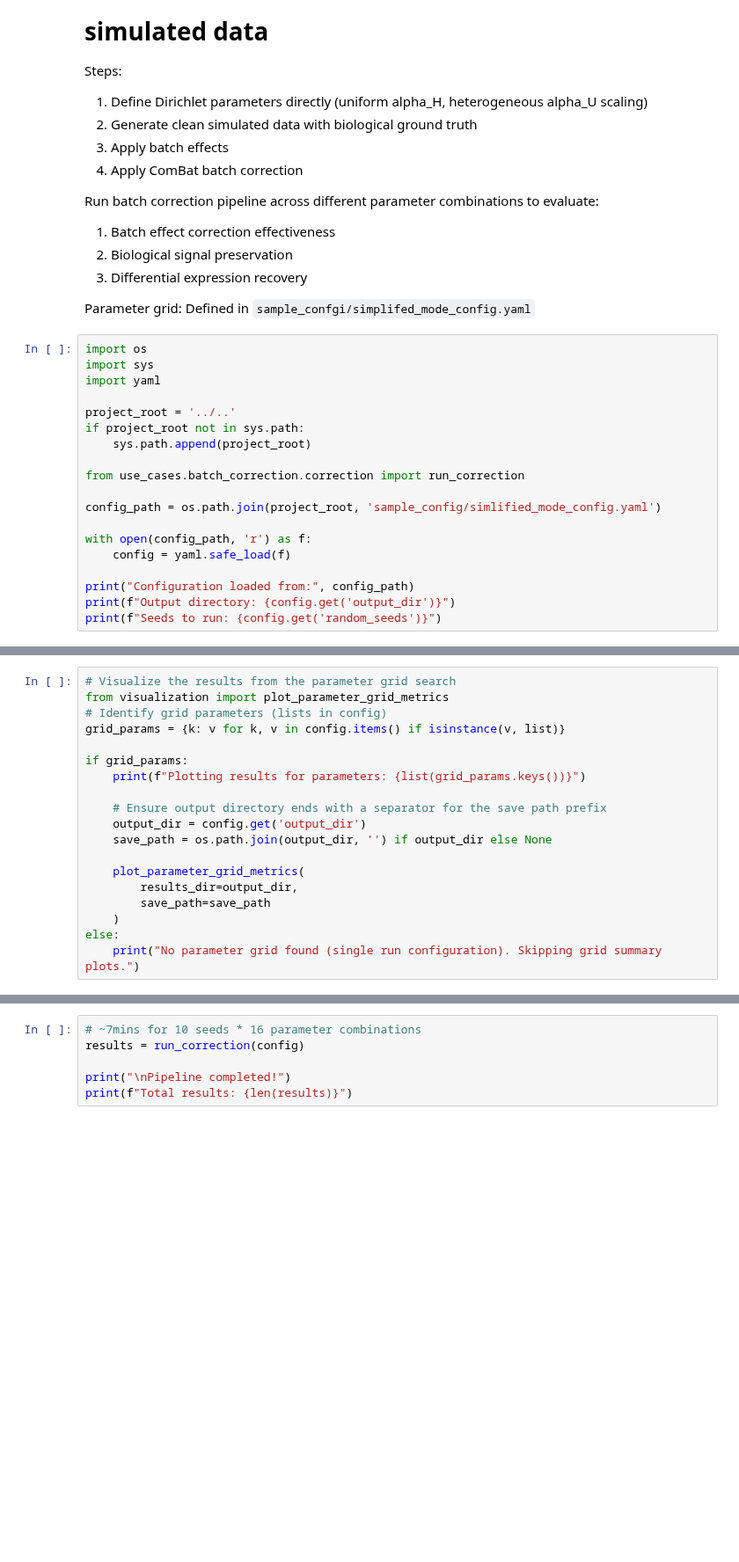
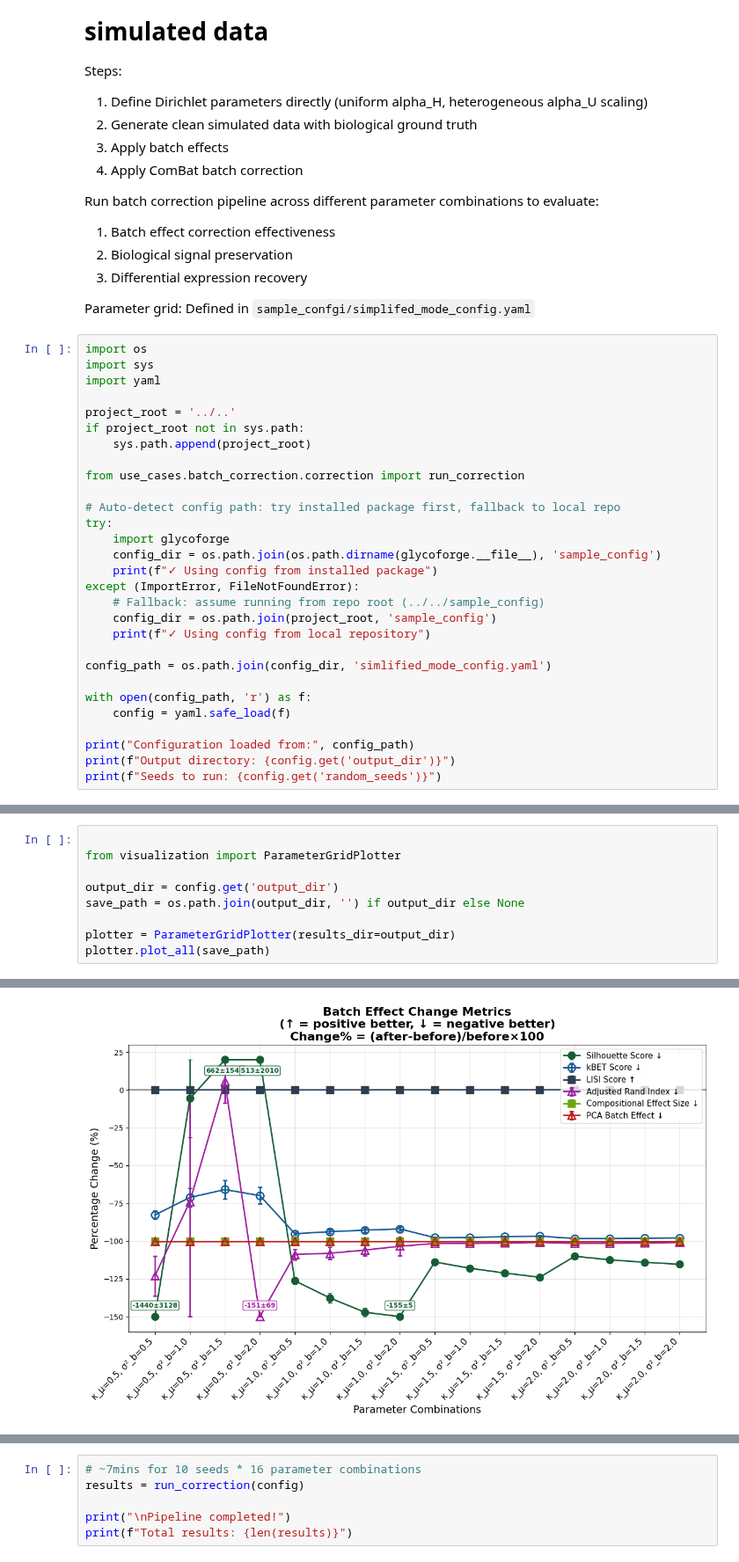
Before and after one commit to BojarLab/GlycoForge, a Jupyter notebook: use_cases/batch_correction/run_correction.ipynb, the cells around one changed output, grey strips where cells are left out. Shown at 88% size. Saved outputs shown, nothing was run; the diff lists cells and outputs as text; blank space fills up the shorter version.

```diff
--- a/use_cases/batch_correction/run_correction.ipynb
+++ b/use_cases/batch_correction/run_correction.ipynb
@@ -29,7 +29,17 @@ if project_root not in sys.path:
 
 from use_cases.batch_correction.correction import run_correction
 
-config_path = os.path.join(project_root, 'sample_config/simlified_mode_config.yaml')
+# Auto-detect config path: try installed package first, fallback to local repo
+try:
+    import glycoforge
+    config_dir = os.path.join(os.path.dirname(glycoforge.__file__), 'sample_config')
+    print(f"✓ Using config from installed package")
+except (ImportError, FileNotFoundError):
+    # Fallback: assume running from repo root (../../sample_config)
+    config_dir = os.path.join(project_root, 'sample_config')
+    print(f"✓ Using config from local repository")
+
+config_path = os.path.join(config_dir, 'simlified_mode_config.yaml')
 
 with open(config_path, 'r') as f:
     config = yaml.safe_load(f)
@@ -46,19 +79,10 @@ print(f"Total results: {len(results)}")
 # %%
-# Visualize the results from the parameter grid search
-from visualization import plot_parameter_grid_metrics
-# Identify grid parameters (lists in config)
-grid_params = {k: v for k, v in config.items() if isinstance(v, list)}
 
-if grid_params:
-    print(f"Plotting results for parameters: {list(grid_params.keys())}")
+from visualization import ParameterGridPlotter
 
-    # Ensure output directory ends with a separator for the save path prefix
-    output_dir = config.get('output_dir')
-    save_path = os.path.join(output_dir, '') if output_dir else None
+output_dir = config.get('output_dir')
+save_path = os.path.join(output_dir, '') if output_dir else None
 
-    plot_parameter_grid_metrics(
-        results_dir=output_dir,
-        save_path=save_path
-    )
-else:
-    print("No parameter grid found (single run configuration). Skipping grid summary plots.")
+plotter = ParameterGridPlotter(results_dir=output_dir)
+plotter.plot_all(save_path)
+# %% [output]
@@ -64,0 +106 @@ else:
+[figure, added]
```
Also changed, not shown: parts of 4 cells of this notebook, 9 other files.
